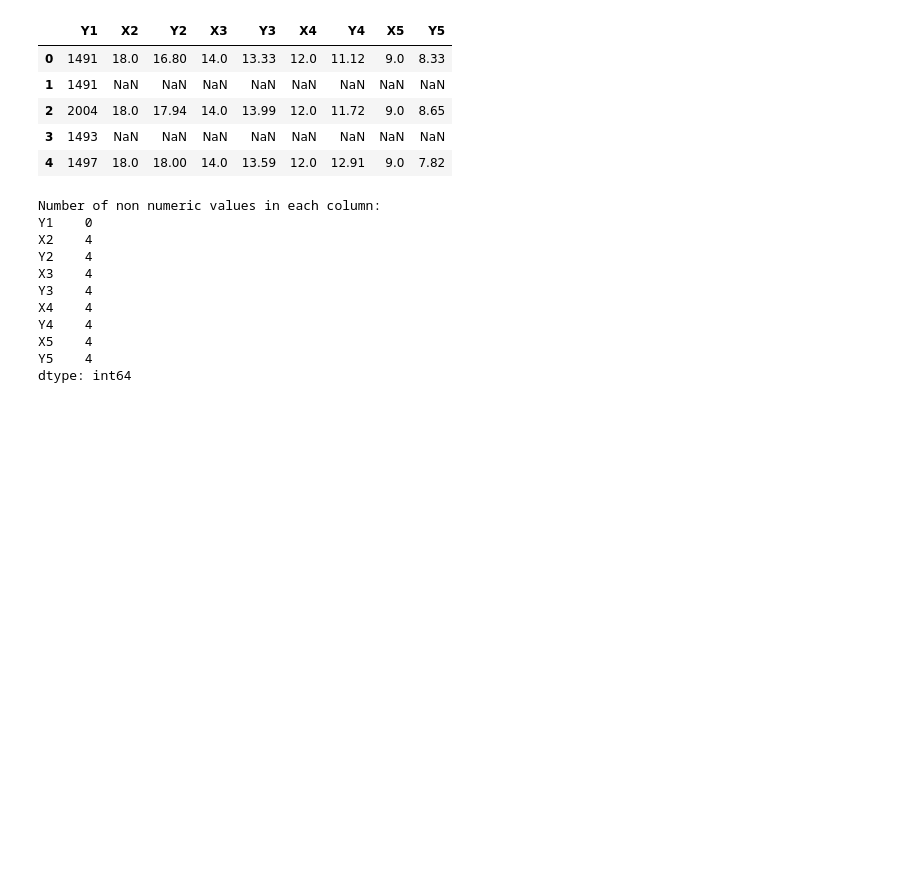
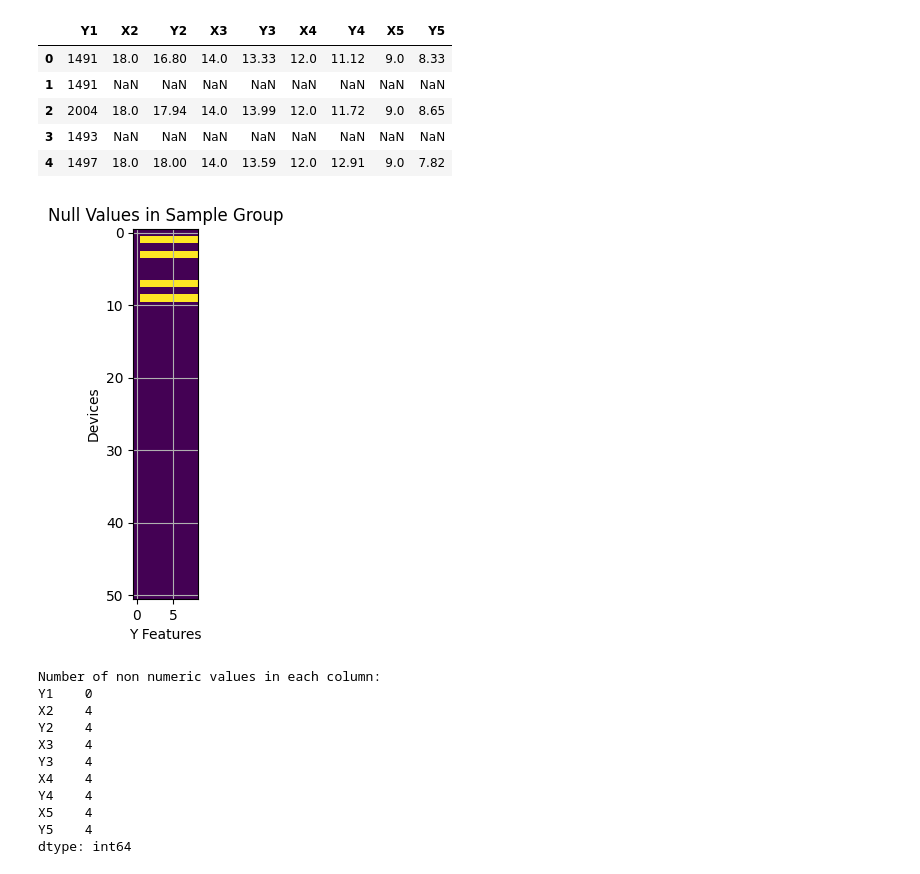
Before and after one commit to RonBartov/Data_Processing, a Jupyter notebook: factory_data_processing.ipynb, the cells around one changed output. Saved outputs shown, nothing was run; the diff lists cells and outputs as text; code cells hidden in the pictures; blank space fills up the shorter version.

Commit message:
Started data exploration. Done with new sample group normalization

```diff
--- a/factory_data_processing.ipynb
+++ b/factory_data_processing.ipynb
@@ -128,4 +128,13 @@ sample_group.head(num_rows_to_present)
 | 2 | 2004 | 18.0 | 17.94 | 14.0 | 13.99 | 12.0 | 11.72 | 9.0 | 8.65 |
 | 3 | 1493 | NaN | NaN | NaN | NaN | NaN | NaN | NaN | NaN |
 | 4 | 1497 | 18.0 | 18.00 | 14.0 | 13.59 | 12.0 | 12.91 | 9.0 | 7.82 |
+# %%
+# Present a heat map for the null values in sample group data frame
+plt.imshow(sample_group.isnull())
+plt.xlabel('Y Features')
+plt.ylabel('Devices')
+plt.title('Null Values in Sample Group')
+plt.grid(True)
+# %% [output]
+[figure, added]
 # %%
```
Also changed, not shown: parts of 25 cells of this notebook.
